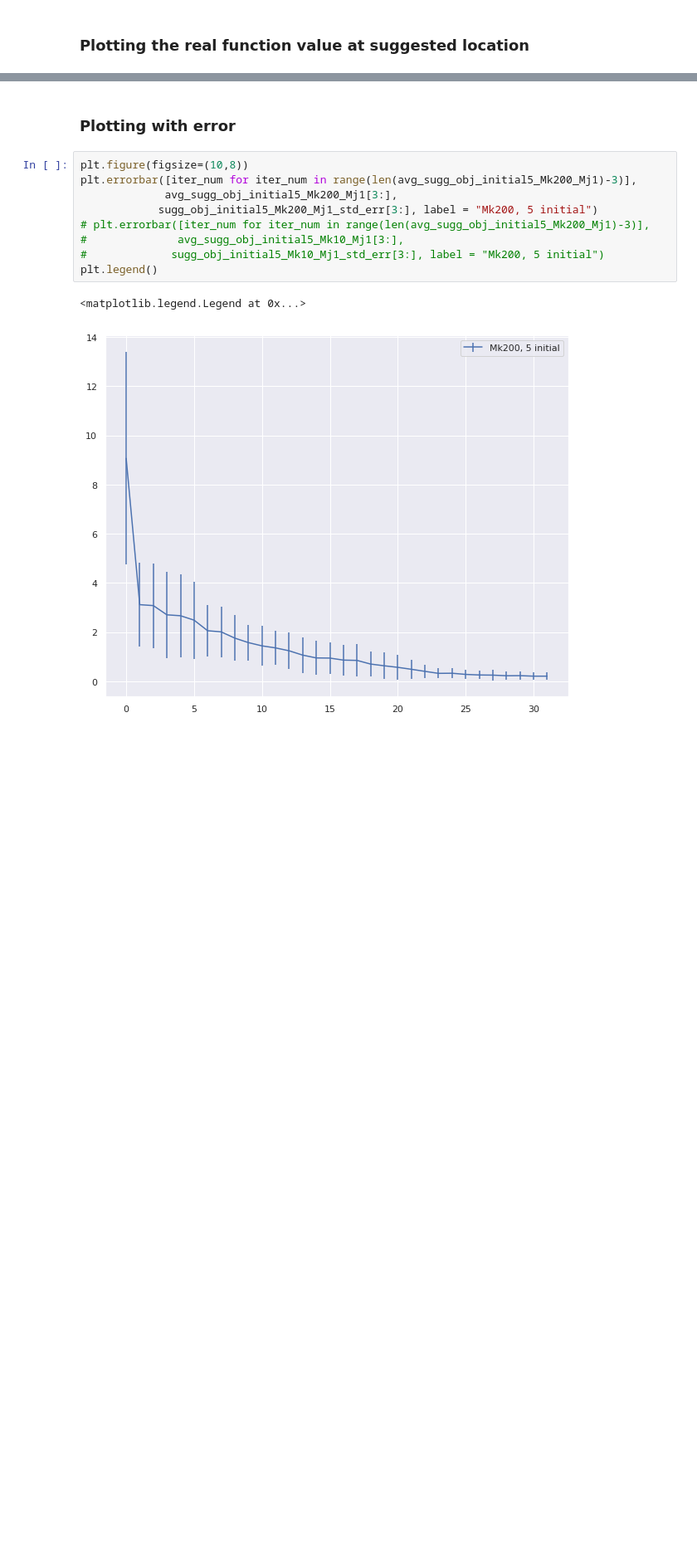
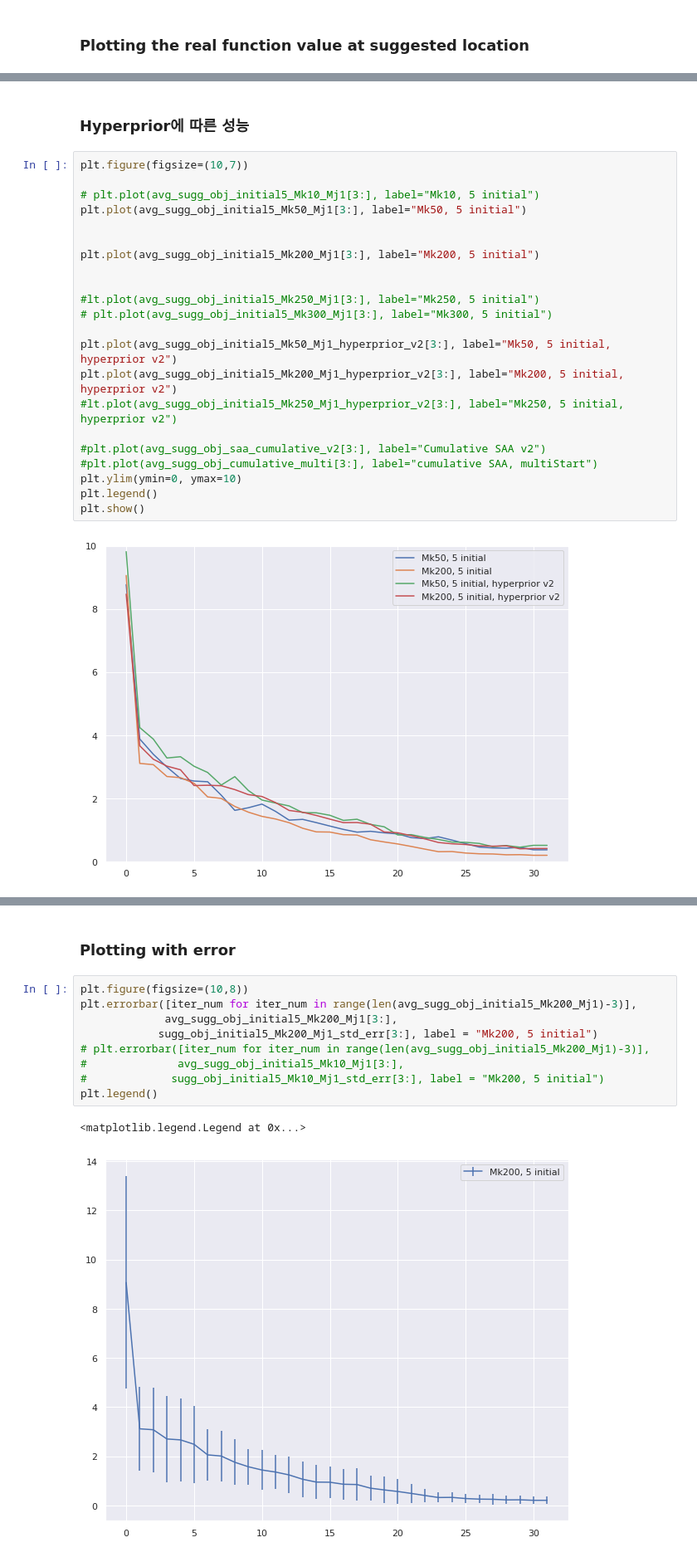
Before and after one commit to kkh8676/opt_functions, a Jupyter notebook: exp_result/levy_Mk_Mj_SAA_final.ipynb, the cells around one changed output, grey strips where cells are left out. Shown at 83% size. Saved outputs shown, nothing was run; the diff lists cells and outputs as text; blank space fills up the shorter version.

```diff
--- a/exp_result/levy_Mk_Mj_SAA_final.ipynb
+++ b/exp_result/levy_Mk_Mj_SAA_final.ipynb
@@ -257,0 +348,26 @@ plt.show()
+# %% [markdown]
+### Hyperprior에 따른 성능
+# %%
+plt.figure(figsize=(10,7))
+
+# plt.plot(avg_sugg_obj_initial5_Mk10_Mj1[3:], label="Mk10, 5 initial")
+plt.plot(avg_sugg_obj_initial5_Mk50_Mj1[3:], label="Mk50, 5 initial")
+
+
+plt.plot(avg_sugg_obj_initial5_Mk200_Mj1[3:], label="Mk200, 5 initial")
+
+
+#lt.plot(avg_sugg_obj_initial5_Mk250_Mj1[3:], label="Mk250, 5 initial")
+# plt.plot(avg_sugg_obj_initial5_Mk300_Mj1[3:], label="Mk300, 5 initial")
+
+plt.plot(avg_sugg_obj_initial5_Mk50_Mj1_hyperprior_v2[3:], label="Mk50, 5 initial, hyperprior v2")
+plt.plot(avg_sugg_obj_initial5_Mk200_Mj1_hyperprior_v2[3:], label="Mk200, 5 initial, hyperprior v2")
+#lt.plot(avg_sugg_obj_initial5_Mk250_Mj1_hyperprior_v2[3:], label="Mk250, 5 initial, hyperprior v2")
+
+#plt.plot(avg_sugg_obj_saa_cumulative_v2[3:], label="Cumulative SAA v2")
+#plt.plot(avg_sugg_obj_cumulative_multi[3:], label="cumulative SAA, multiStart")
+plt.ylim(ymin=0, ymax=10)
+plt.legend()
+plt.show()
+# %% [output]
+[figure, added]
```
Also changed, not shown: parts of 27 cells of this notebook, 1 other file.
